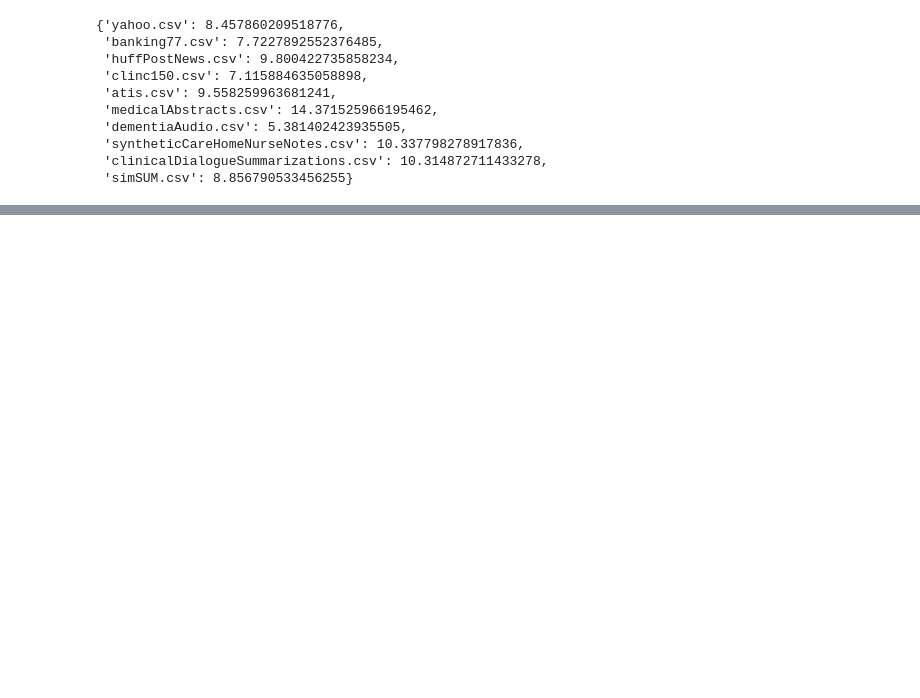
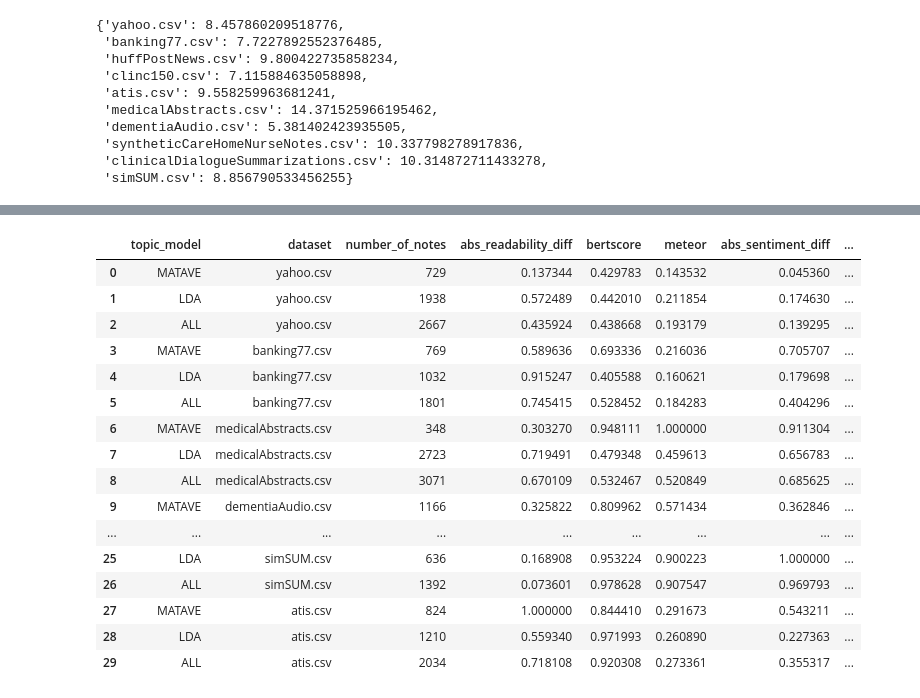
Before and after one commit to isabel-ronan/localSyntheticData, a Jupyter notebook: generalizability/individualMetrics.ipynb, the cells around one changed output, grey strips where cells are left out. Drawn from its saved outputs; the diff is of its cells as text; code cells hidden in the pictures; blank space fills up the shorter version.

Commit message:
do-more-dataset-dataset-tests

```diff
--- a/generalizability/individualMetrics.ipynb
+++ b/generalizability/individualMetrics.ipynb
@@ -306,0 +302,20 @@ global_summary
+# %%
+scaled_df
+# %% [output]
+|  | topic_model | dataset | number_of_notes | abs_readability_diff | bertscore | meteor | abs_sentiment_diff | ... |
+| 0 | MATAVE | yahoo.csv | 729 | 0.137344 | 0.429783 | 0.143532 | 0.045360 | ... |
+| 1 | LDA | yahoo.csv | 1938 | 0.572489 | 0.442010 | 0.211854 | 0.174630 | ... |
+| 2 | ALL | yahoo.csv | 2667 | 0.435924 | 0.438668 | 0.193179 | 0.139295 | ... |
+| 3 | MATAVE | banking77.csv | 769 | 0.589636 | 0.693336 | 0.216036 | 0.705707 | ... |
+| 4 | LDA | banking77.csv | 1032 | 0.915247 | 0.405588 | 0.160621 | 0.179698 | ... |
+| 5 | ALL | banking77.csv | 1801 | 0.745415 | 0.528452 | 0.184283 | 0.404296 | ... |
+| 6 | MATAVE | medicalAbstracts.csv | 348 | 0.303270 | 0.948111 | 1.000000 | 0.911304 | ... |
+| 7 | LDA | medicalAbstracts.csv | 2723 | 0.719491 | 0.479348 | 0.459613 | 0.656783 | ... |
+| 8 | ALL | medicalAbstracts.csv | 3071 | 0.670109 | 0.532467 | 0.520849 | 0.685625 | ... |
+| 9 | MATAVE | dementiaAudio.csv | 1166 | 0.325822 | 0.809962 | 0.571434 | 0.362846 | ... |
+| ... | ... | ... | ... | ... | ... | ... | ... | ... |
+| 25 | LDA | simSUM.csv | 636 | 0.168908 | 0.953224 | 0.900223 | 1.000000 | ... |
+| 26 | ALL | simSUM.csv | 1392 | 0.073601 | 0.978628 | 0.907547 | 0.969793 | ... |
+| 27 | MATAVE | atis.csv | 824 | 1.000000 | 0.844410 | 0.291673 | 0.543211 | ... |
+| 28 | LDA | atis.csv | 1210 | 0.559340 | 0.971993 | 0.260890 | 0.227363 | ... |
+| 29 | ALL | atis.csv | 2034 | 0.718108 | 0.920308 | 0.273361 | 0.355317 | ... |
```
Also changed, not shown: parts of 7 cells of this notebook, 12 other files.
